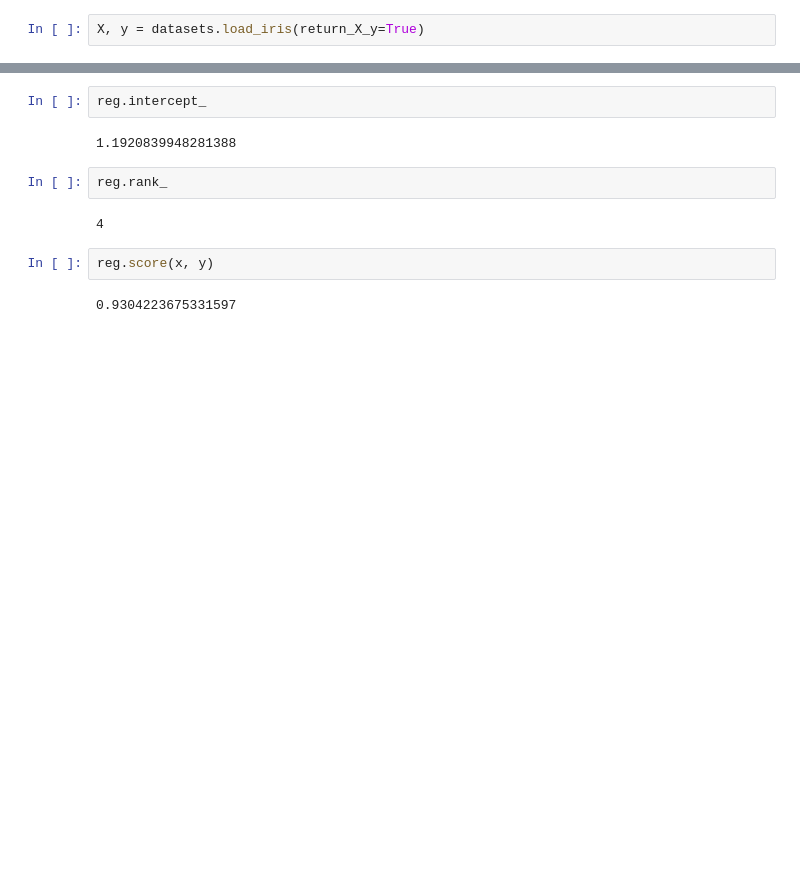
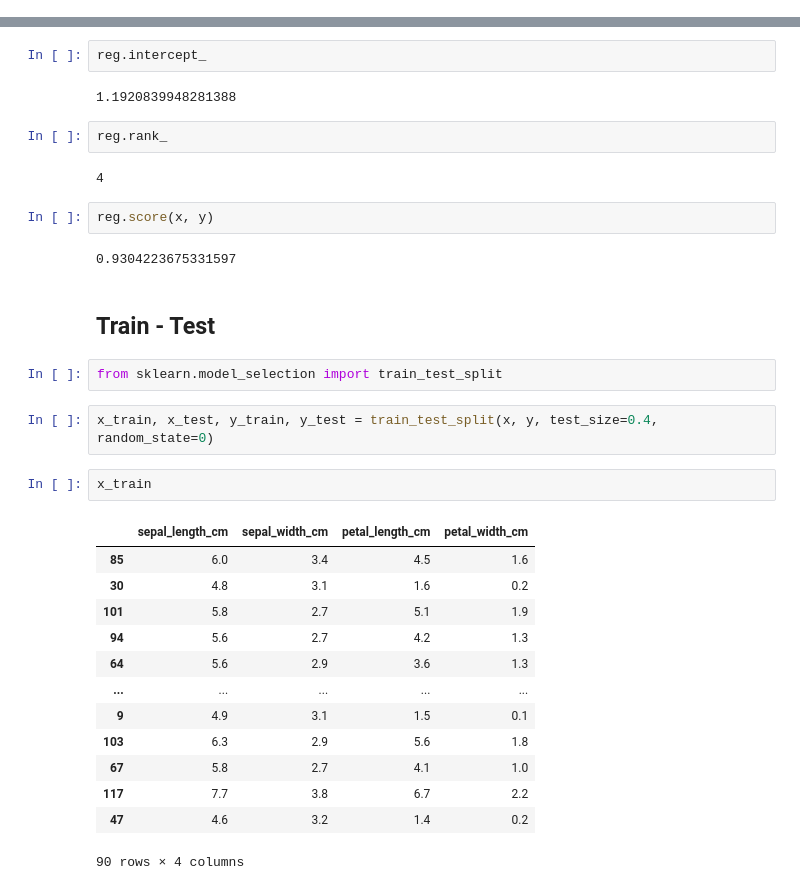
Before and after one commit to legendu-net/blog, a Jupyter notebook: misc/content/python-sklearn-linear.ipynb, the cells around one changed output, grey strips where cells are left out. Saved outputs shown, nothing was run; the diff lists cells and outputs as text; blank space fills up the shorter version.

```diff
--- a/misc/content/python-sklearn-linear.ipynb
+++ b/misc/content/python-sklearn-linear.ipynb
@@ -28,2 +34,0 @@ from sklearn import svm
-# %%
-X, y = datasets.load_iris(return_X_y=True)
@@ -98,3 +50,25 @@ reg.rank_
 reg.score(x, y)
 # %% [output]
 0.9304223675331597
+# %% [markdown]
+## Train - Test
+# %%
+from sklearn.model_selection import train_test_split
+# %%
+x_train, x_test, y_train, y_test = train_test_split(x, y, test_size=0.4, random_state=0)
+# %%
+x_train
+# %% [output]
+|  | sepal_length_cm | sepal_width_cm | petal_length_cm | petal_width_cm |
+| 85 | 6.0 | 3.4 | 4.5 | 1.6 |
+| 30 | 4.8 | 3.1 | 1.6 | 0.2 |
+| 101 | 5.8 | 2.7 | 5.1 | 1.9 |
+| 94 | 5.6 | 2.7 | 4.2 | 1.3 |
+| 64 | 5.6 | 2.9 | 3.6 | 1.3 |
+| ... | ... | ... | ... | ... |
+| 9 | 4.9 | 3.1 | 1.5 | 0.1 |
+| 103 | 6.3 | 2.9 | 5.6 | 1.8 |
+| 67 | 5.8 | 2.7 | 4.1 | 1.0 |
+| 117 | 7.7 | 3.8 | 6.7 | 2.2 |
+| 47 | 4.6 | 3.2 | 1.4 | 0.2 |
+90 rows × 4 columns
```
Also changed, not shown: parts of 16 cells of this notebook.
